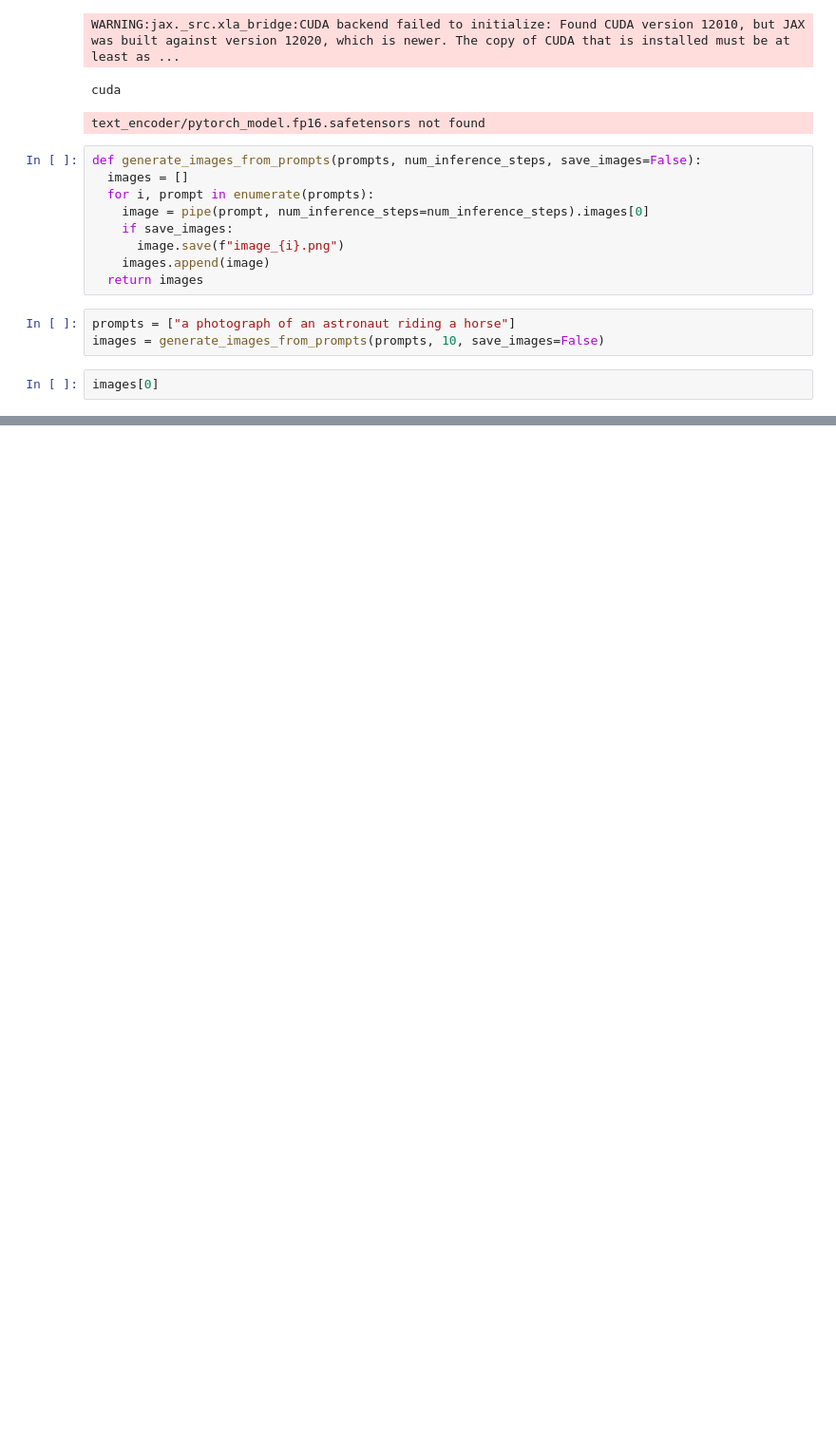
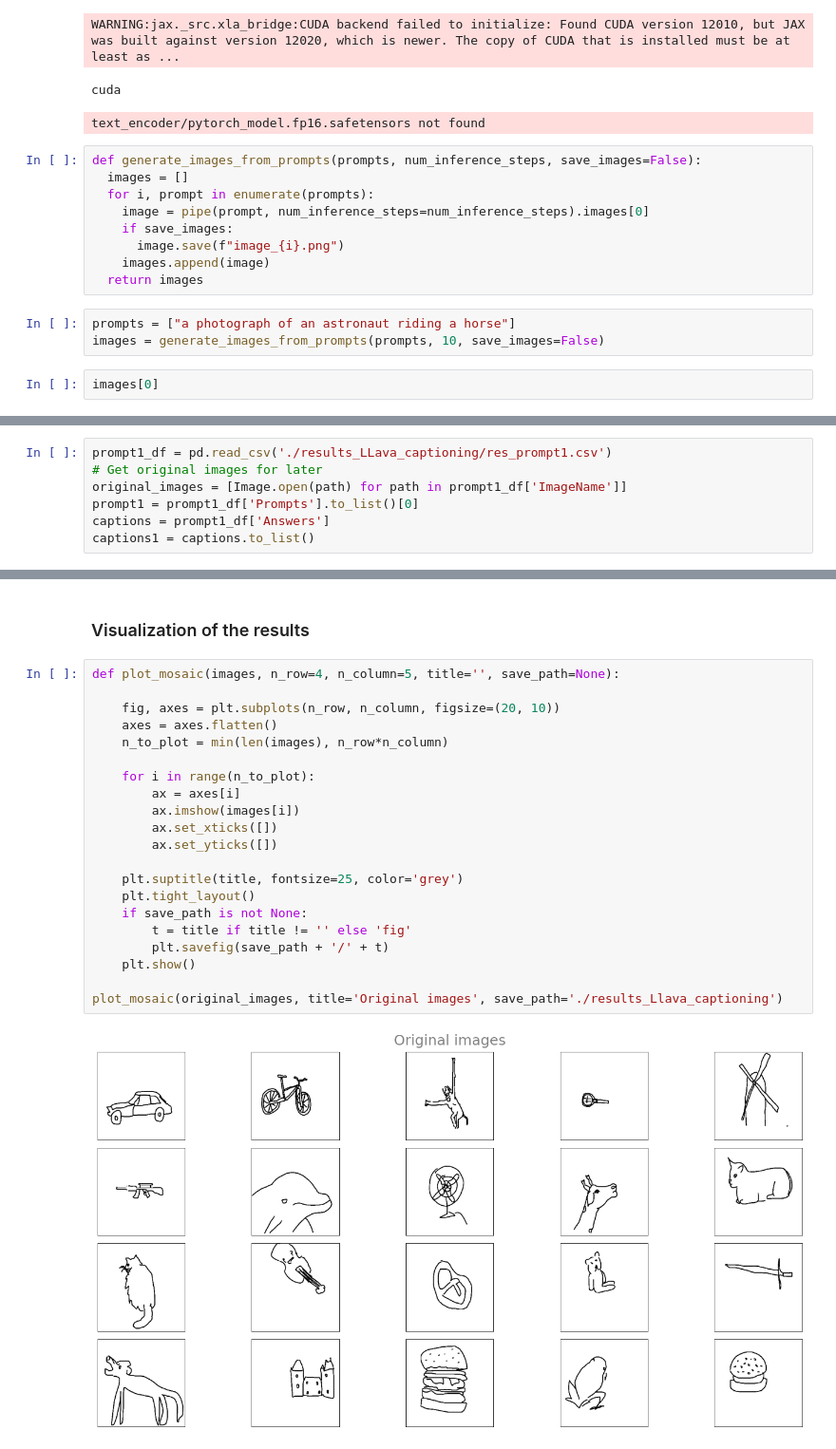
Before and after one commit to VictorBbt/SketchToReality, a Jupyter notebook: stablediffusion.ipynb, the cells around one changed output, grey strips where cells are left out. Shown at 95% size. Saved outputs shown, nothing was run; the diff lists cells and outputs as text; blank space fills up the shorter version.

```diff
--- a/stablediffusion.ipynb
+++ b/stablediffusion.ipynb
@@ -74,0 +83,7 @@ images[0]
+# %%
+prompt1_df = pd.read_csv('./results_LLava_captioning/res_prompt1.csv')
+# Get original images for later
+original_images = [Image.open(path) for path in prompt1_df['ImageName']]
+prompt1 = prompt1_df['Prompts'].to_list()[0]
+captions = prompt1_df['Answers']
+captions1 = captions.to_list()
@@ -74,0 +108,25 @@ images[0]
+# %% [markdown]
+### Visualization of the results
+# %%
+def plot_mosaic(images, n_row=4, n_column=5, title='', save_path=None):
+
+    fig, axes = plt.subplots(n_row, n_column, figsize=(20, 10))
+    axes = axes.flatten()
+    n_to_plot = min(len(images), n_row*n_column)
+
+    for i in range(n_to_plot):
+        ax = axes[i]
+        ax.imshow(images[i])
+        ax.set_xticks([])
+        ax.set_yticks([])
+
+    plt.suptitle(title, fontsize=25, color='grey')
+    plt.tight_layout()
+    if save_path is not None:
+        t = title if title != '' else 'fig'
+        plt.savefig(save_path + '/' + t)
+    plt.show()
+
+plot_mosaic(original_images, title='Original images', save_path='./results_Llava_captioning')
+# %% [output]
+[figure, added]
```
Also changed, not shown: parts of 11 cells of this notebook, 13 other files.
